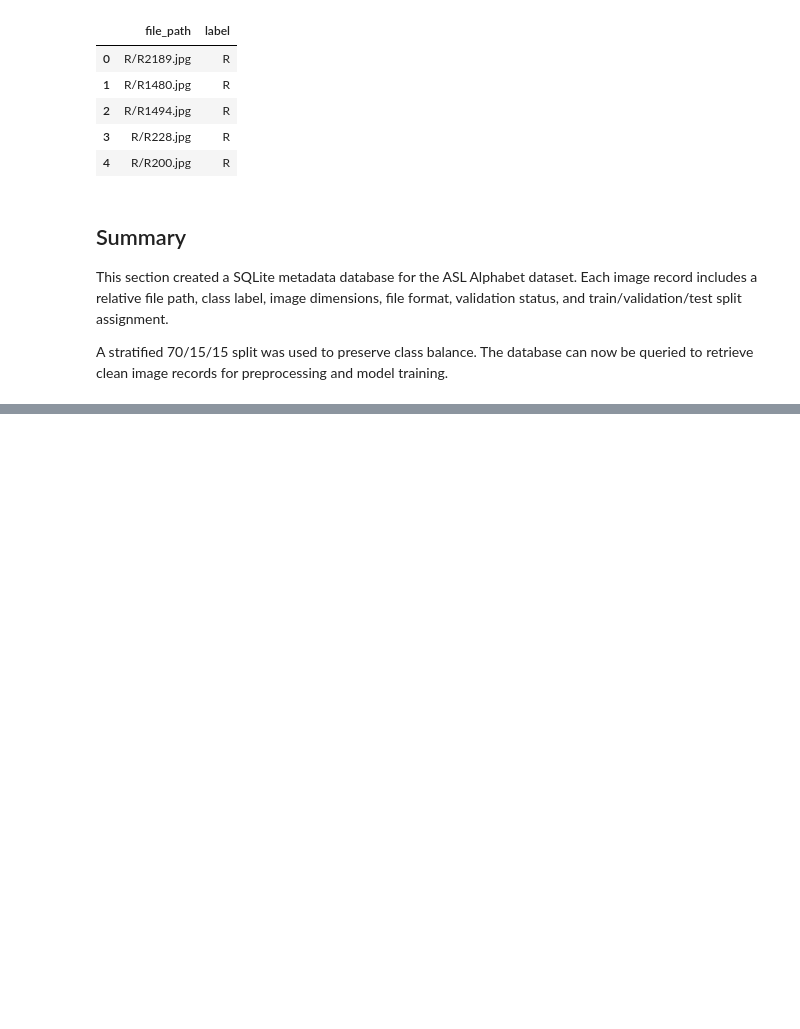
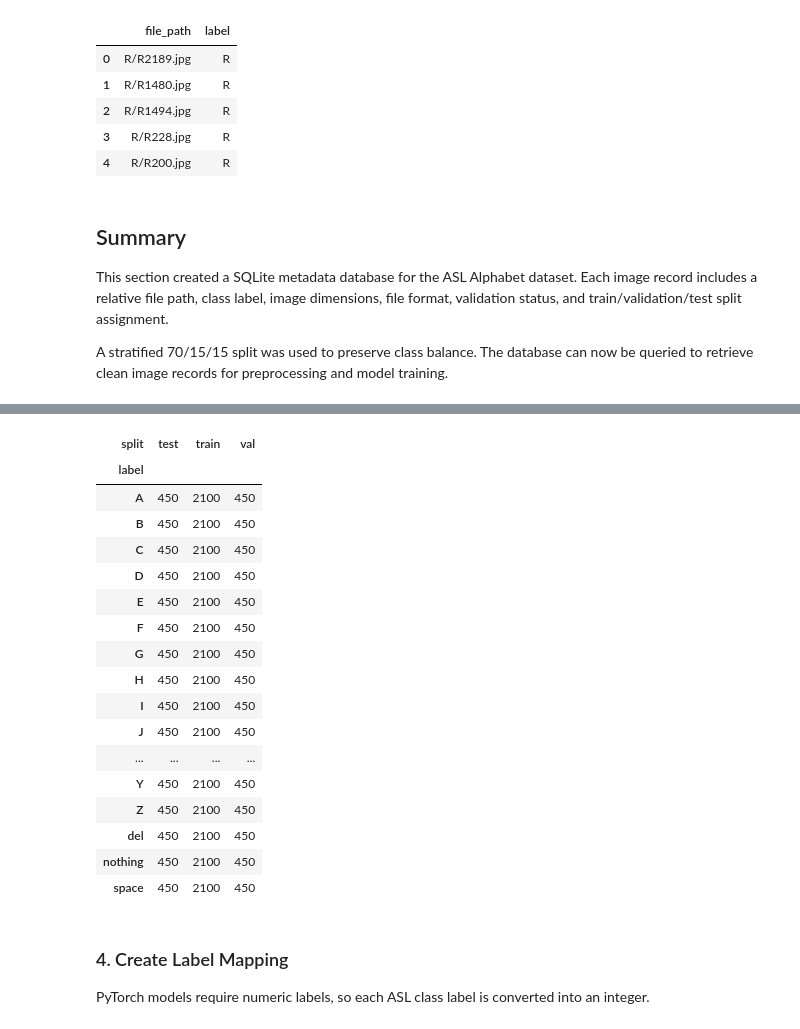
Before and after one commit to framedforfun/Phase-3-Beyond-Words-Capstone, a Jupyter notebook: code/sprint_2.ipynb, the cells around one changed output, grey strips where cells are left out. Drawn from its saved outputs; the diff is of its cells as text; code cells hidden in the pictures; blank space fills up the shorter version.

```diff
--- a/code/sprint_2.ipynb
+++ b/code/sprint_2.ipynb
@@ -255,0 +274,8 @@ A stratified 70/15/15 split was used to preserve class balance. The database can
+# %%
+metadata_df = pd.read_sql_query("""
+SELECT file_path, label, split
+FROM images
+WHERE is_valid = 1
+""", conn)
+
+metadata_df.head()
@@ -255,0 +318,26 @@ A stratified 70/15/15 split was used to preserve class balance. The database can
+# %%
+# Check class balance across train, validation, and test sets
+pd.crosstab(metadata_df["label"], metadata_df["split"])
+# %% [output]
+| split | test | train | val |
+| label |  |  |  |
+| A | 450 | 2100 | 450 |
+| B | 450 | 2100 | 450 |
+| C | 450 | 2100 | 450 |
+| D | 450 | 2100 | 450 |
+| E | 450 | 2100 | 450 |
+| F | 450 | 2100 | 450 |
+| G | 450 | 2100 | 450 |
+| H | 450 | 2100 | 450 |
+| I | 450 | 2100 | 450 |
+| J | 450 | 2100 | 450 |
+| ... | ... | ... | ... |
+| Y | 450 | 2100 | 450 |
+| Z | 450 | 2100 | 450 |
+| del | 450 | 2100 | 450 |
+| nothing | 450 | 2100 | 450 |
+| space | 450 | 2100 | 450 |
+# %% [markdown]
+### 4. Create Label Mapping
+
+PyTorch models require numeric labels, so each ASL class label is converted into an integer.
```
Also changed, not shown: parts of 30 cells of this notebook, 2 other files.
